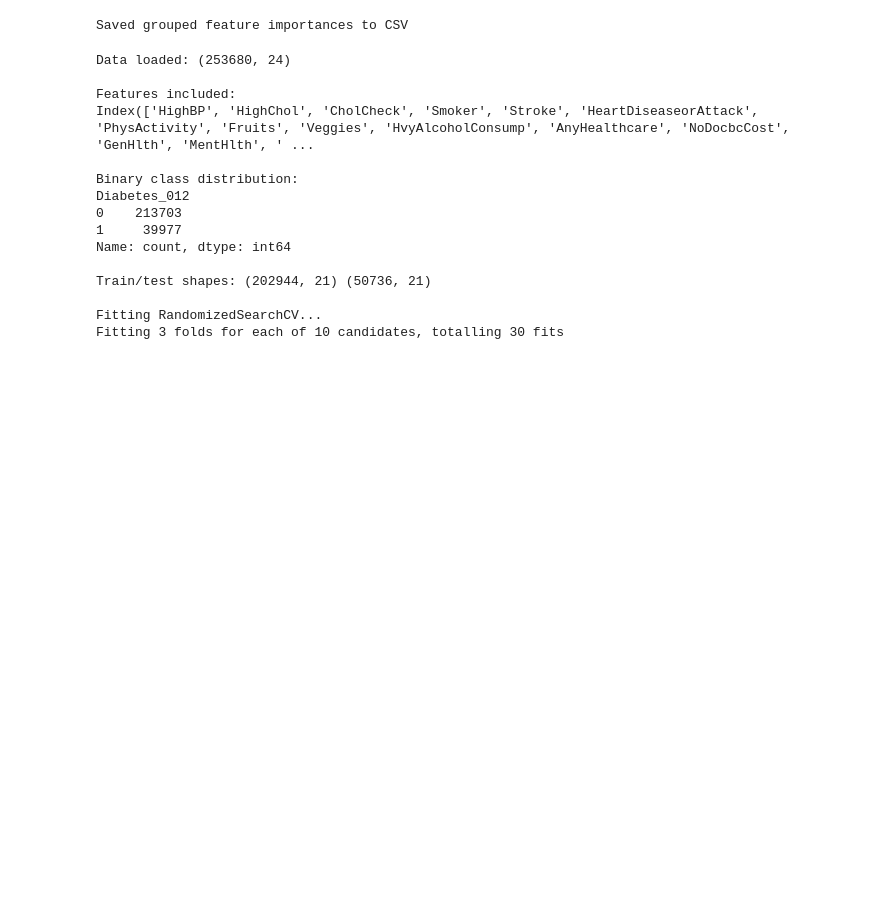
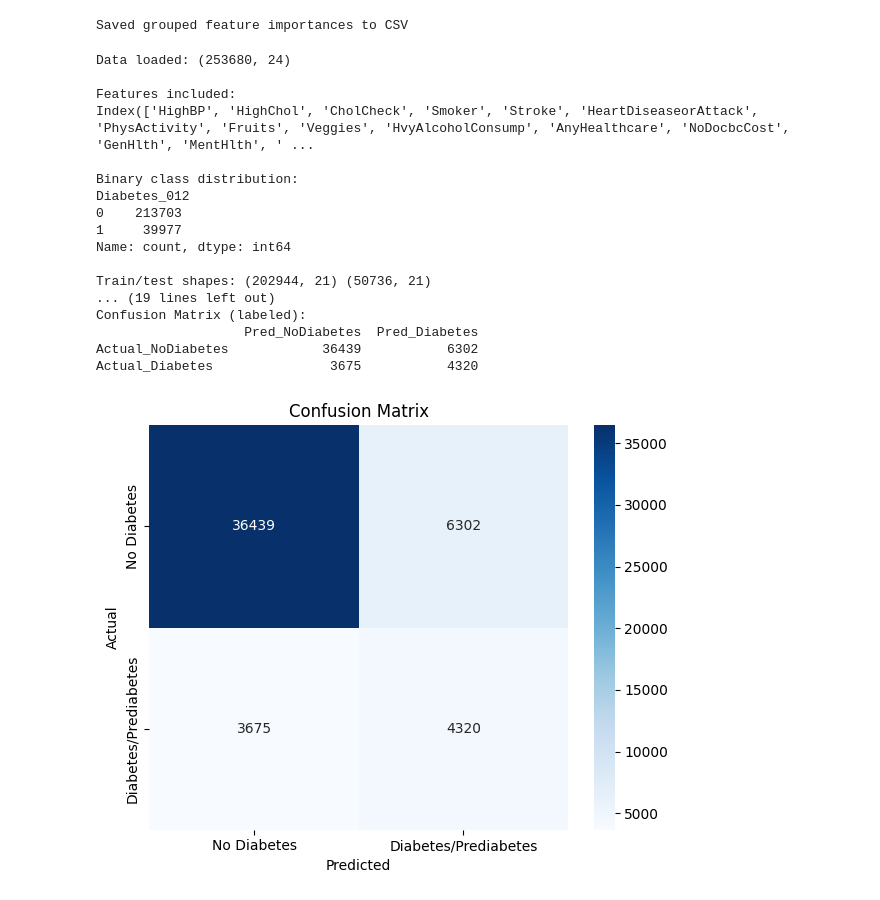
Before and after one commit to teresamcgarry/diabetes, a Jupyter notebook: jupyter_notebooks/diabetes.ipynb, the cells around one changed output. Drawn from its saved outputs; the diff is of its cells as text; code cells hidden in the pictures; blank space fills up the shorter version.

```diff
--- a/jupyter_notebooks/diabetes.ipynb
+++ b/jupyter_notebooks/diabetes.ipynb
@@ -1127,15 +1145,22 @@ Saved grouped feature importances to CSV
 import numpy as np
 import pandas as pd
 import matplotlib.pyplot as plt
+import seaborn as sns
+import shap
+
 from sklearn.ensemble import RandomForestClassifier
 from sklearn.model_selection import RandomizedSearchCV, train_test_split
-from sklearn.metrics import classification_report, confusion_matrix, accuracy_score, roc_auc_score
+from sklearn.metrics import (
+    classification_report,
+    confusion_matrix,
+    accuracy_score,
+    roc_auc_score
+)
 
 # ---------------------------------------------------------
 # 1. Load dataset
 # ---------------------------------------------------------
 df = pd.read_csv("diabetes_bmi_winsorised.csv")
-
 print("Data loaded:", df.shape)
 
 # ---------------------------------------------------------
@@ -1180,7 +1205,6 @@ param_dist = {
     'class_weight': ['balanced']
 }
 
-
 # ---------------------------------------------------------
 # 5. Define model
 # ---------------------------------------------------------
@@ -1218,41 +1242,87 @@ y_prob = best_rf.predict_proba(X_test)[:, 1]
 print("\nClassification Report:")
 print(classification_report(y_test, y_pred, digits=4))
 
 print("Accuracy:", accuracy_score(y_test, y_pred))
 print("ROC AUC:", roc_auc_score(y_test, y_prob))
 
-# Confusion matrix
+# ---------------------------------------------------------
+# Confusion Matrix
+# ---------------------------------------------------------
 cm = confusion_matrix(y_test, y_pred)
-print("\nConfusion Matrix:")
-print(cm)
+
+cm_df = pd.DataFrame(
+    cm,
+    index=["Actual_NoDiabetes", "Actual_Diabetes"],
+    columns=["Pred_NoDiabetes", "Pred_Diabetes"]
+)
+
+print("\nConfusion Matrix (labeled):")
+print(cm_df)
+
+plt.figure(figsize=(6, 5))
+sns.heatmap(cm, annot=True, fmt="d", cmap="Blues",
+            xticklabels=["No Diabetes", "Diabetes/Prediabetes"],
+            yticklabels=["No Diabetes", "Diabetes/Prediabetes"])
+plt.xlabel("Predicted")
+plt.ylabel("Actual")
+plt.title("Confusion Matrix")
+plt.tight_layout()
+plt.show()
 
 # ---------------------------------------------------------
 # 9. Feature Importances
 # ---------------------------------------------------------
 fi = pd.Series(best_rf.feature_importances_, index=X.columns).sort_values(ascending=False)
 
-print("\nTop 15 Feature Importances:")
-print(fi.head(15))
+print("\nAll Feature Importances (sorted):")
+for feature, importance in fi.items():
+    print(f"{feature}: {importance:.6f}")
 
-plt.figure(figsize=(10, 6))
-fi.head(15).sort_values().plot(kind='barh')
-plt.title('Top 15 Feature Importances (Tuned Random Forest - Binary)')
+plt.figure(figsize=(10, 12))
+fi.sort_values().plot(kind='barh')
+plt.title('All Feature Importances (Tuned Random Forest - Binary)')
 plt.xlabel('Importance Score')
 plt.tight_layout()
 plt.show()
+
+# Save feature importances to a CSV for Power BI
+fi_df = fi.reset_index()
+fi_df.columns = ["feature", "importance"]
+fi_df.to_csv("final_model_feature_importances_sorted.csv", index=False)
+
+
+# ---------------------------------------------------------
+# 10. SHAP Explainability
+# ---------------------------------------------------------
+print("\nComputing SHAP values using PermutationExplainer (super fast)...")
+
+shap.initjs()
+
+sample = X_test.sample(300, random_state=42)
+
+explainer = shap.PermutationExplainer(best_rf.predict_proba, sample)
+shap_values = explainer(sample)
+
+plt.figure(figsize=(12, 20))
+shap.summary_plot(shap_values.values[..., 1], sample, show=False)
+plt.savefig("shap_summary_all_features.png", dpi=300, bbox_inches='tight')
+plt.show()
 # %% [output]
 Data loaded: (253680, 24)
 
 Features included:
 Index(['HighBP', 'HighChol', 'CholCheck', 'Smoker', 'Stroke', 'HeartDiseaseorAttack', 'PhysActivity', 'Fruits', 'Veggies', 'HvyAlcoholConsump', 'AnyHealthcare', 'NoDocbcCost', 'GenHlth', 'MentHlth', ' ...
 
 Binary class distribution:
 Diabetes_012
 0    213703
 1     39977
 Name: count, dtype: int64
 
 Train/test shapes: (202944, 21) (50736, 21)
-
-Fitting RandomizedSearchCV...
-Fitting 3 folds for each of 10 candidates, totalling 30 fits
+... (19 lines left out)
+Confusion Matrix (labeled):
+                   Pred_NoDiabetes  Pred_Diabetes
+Actual_NoDiabetes            36439           6302
+Actual_Diabetes               3675           4320
+[figure, added]
```
Also changed, not shown: parts of 9 cells of this notebook.
